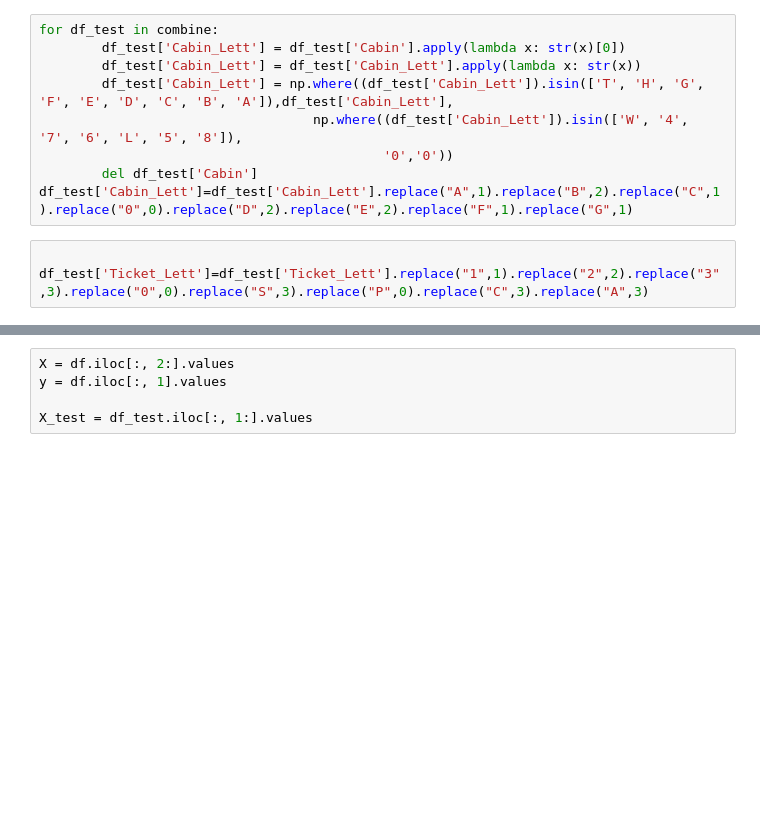
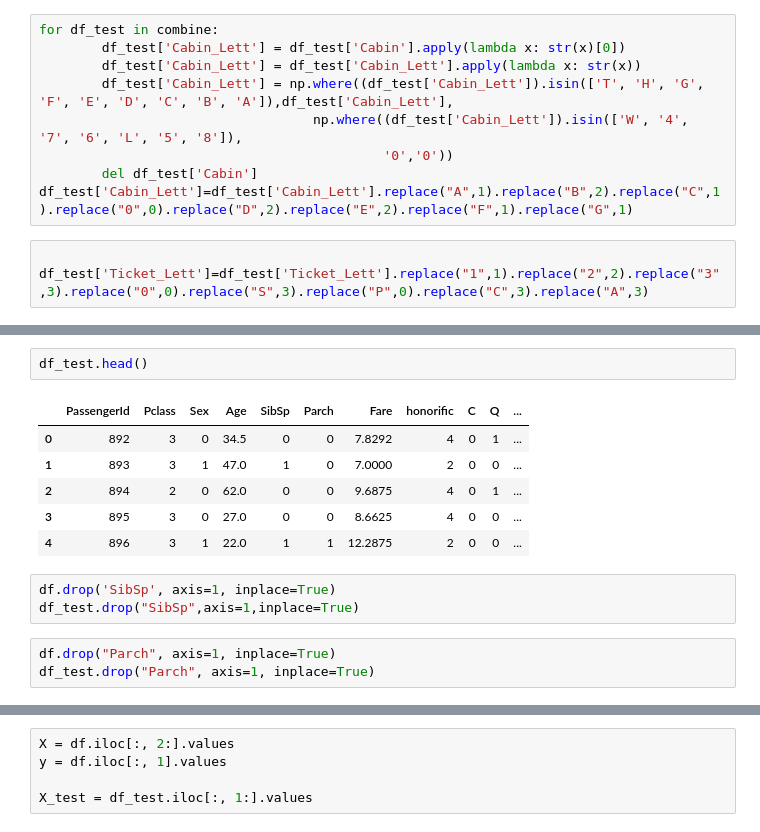
Before and after one commit to world779/GCI, a Jupyter notebook: titanic.ipynb, the cells around one changed output, grey strips where cells are left out. Cells and saved outputs as stored; diff of their text form; blank space fills up the shorter version.

```diff
--- a/titanic.ipynb
+++ b/titanic.ipynb
@@ -422,0 +456,15 @@ df_test['Ticket_Lett']=df_test['Ticket_Lett'].replace("1",1).replace("2",2).repl
+# %%
+df_test.head()
+# %% [output]
+|  | PassengerId | Pclass | Sex | Age | SibSp | Parch | Fare | honorific | C | Q | ... |
+| 0 | 892 | 3 | 0 | 34.5 | 0 | 0 | 7.8292 | 4 | 0 | 1 | ... |
+| 1 | 893 | 3 | 1 | 47.0 | 1 | 0 | 7.0000 | 2 | 0 | 0 | ... |
+| 2 | 894 | 2 | 0 | 62.0 | 0 | 0 | 9.6875 | 4 | 0 | 1 | ... |
+| 3 | 895 | 3 | 0 | 27.0 | 0 | 0 | 8.6625 | 4 | 0 | 0 | ... |
+| 4 | 896 | 3 | 1 | 22.0 | 1 | 1 | 12.2875 | 2 | 0 | 0 | ... |
+# %%
+df.drop('SibSp', axis=1, inplace=True)
+df_test.drop("SibSp",axis=1,inplace=True)
+# %%
+df.drop("Parch", axis=1, inplace=True)
+df_test.drop("Parch", axis=1, inplace=True)
```
Also changed, not shown: parts of 16 cells of this notebook.
